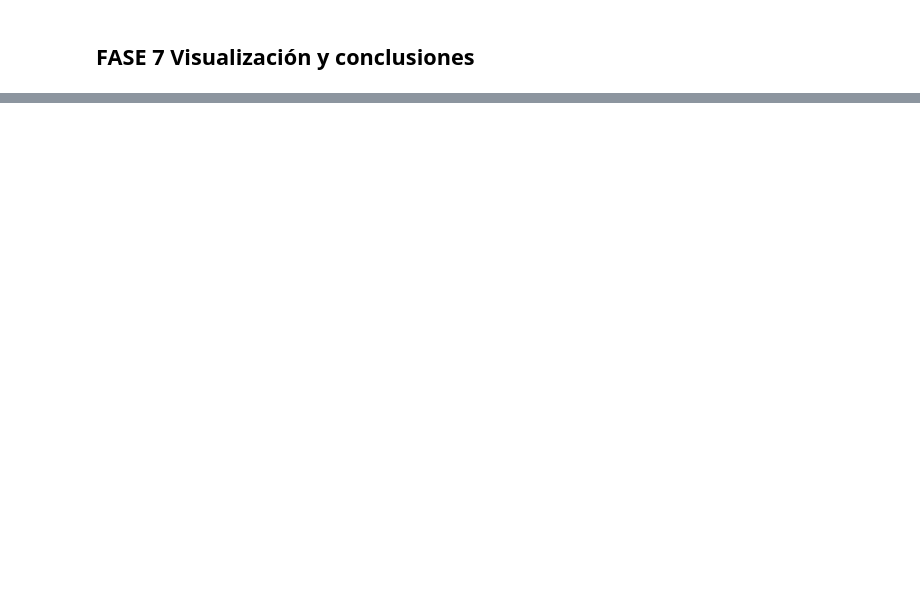
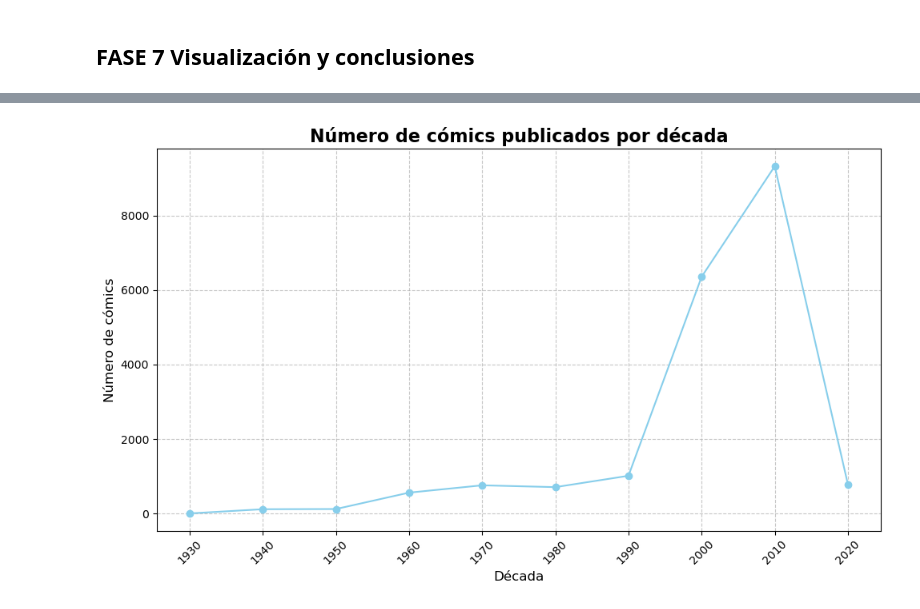
Before and after one commit to AntonioDavid333/tarea2-mongoDB, a Jupyter notebook: act1.ipynb, the cells around one changed output, grey strips where cells are left out. Saved outputs shown, nothing was run; the diff lists cells and outputs as text; code cells hidden in the pictures; blank space fills up the shorter version.

```diff
--- a/act1.ipynb
+++ b/act1.ipynb
@@ -627,0 +795,12 @@ InsertManyResult(['COMIC', 'HARDCOVER', 'TRADE PAPERBACK', 'MAGAZINE', 'DIGITAL
+# %%
+plt.figure(figsize=(10,6))
+plt.plot(df_decade["decade"], df_decade["num_comics"], marker="o", linestyle="-", color="skyblue")
+plt.title("Número de cómics publicados por década", fontsize=16, fontweight="bold")
+plt.xlabel("Década", fontsize=12)
+plt.ylabel("Número de cómics", fontsize=12)
+plt.xticks(df_decade["decade"], rotation=45)
+plt.grid(True, linestyle='--', alpha=0.7)
+plt.tight_layout()
+plt.show()
+# %% [output]
+[figure, added]
```
Also changed, not shown: parts of 21 cells of this notebook.
